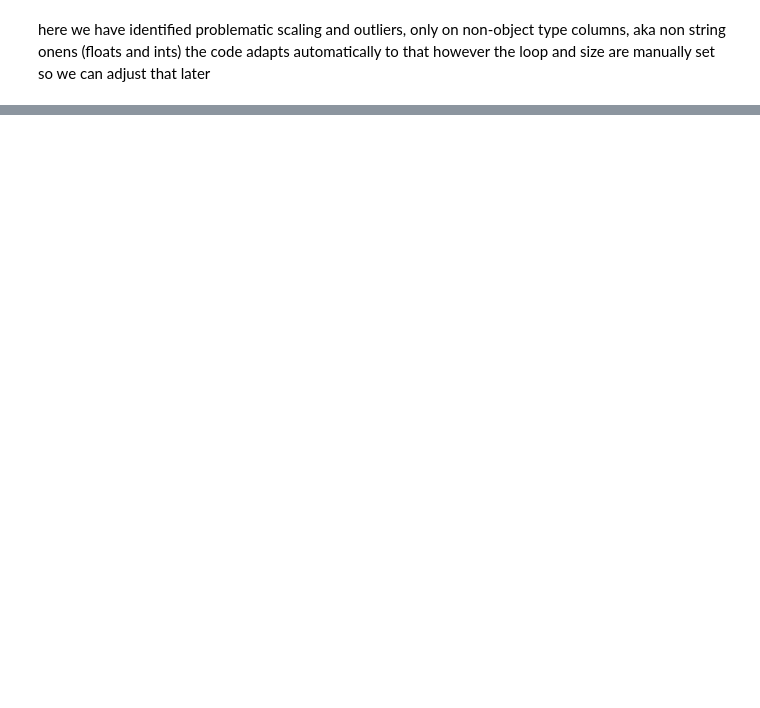
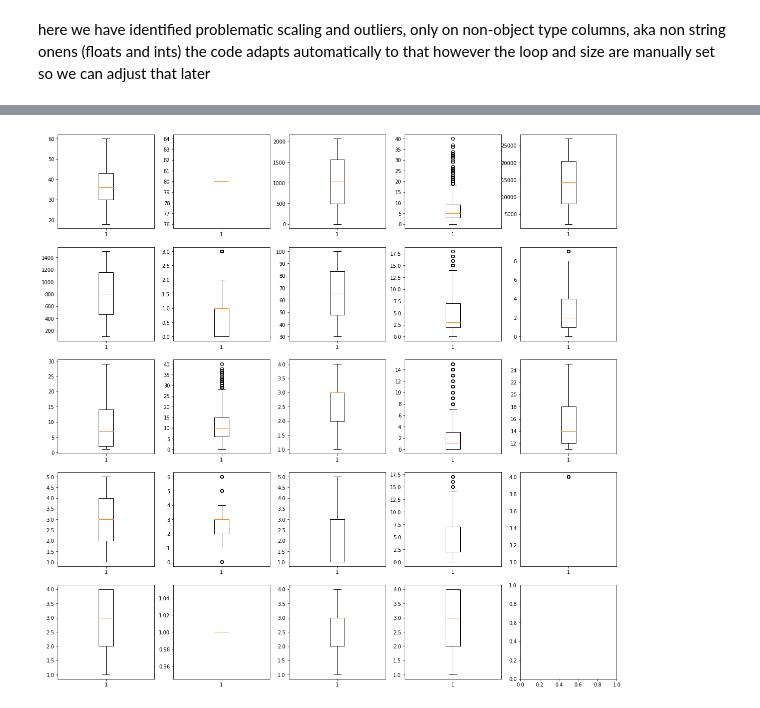
Before and after one commit to super-cinnamon/Projet_DM, a Jupyter notebook: projet.ipynb, the cells around one changed output, grey strips where cells are left out. Cells and saved outputs as stored; diff of their text form; code cells hidden in the pictures; blank space fills up the shorter version.

```diff
--- a/projet.ipynb
+++ b/projet.ipynb
@@ -136,0 +172,3 @@ the code adapts automatically to that however the loop and size are manually set
+# %%
+data = df.select_dtypes(exclude=['object'])
+median(data.Age)
@@ -136,0 +241,10 @@ the code adapts automatically to that however the loop and size are manually set
+# %%
+fig, axs = plt.subplots(5,5, figsize= (20,20))
+i = j = 0
+for column in data:
+    axs[i][j].boxplot(data[column])
+    i = (i+1)%5
+    if i % 4 == 0:
+        j = (j+1)%5
+# %% [output]
+[figure, added]
```
Also changed, not shown: parts of 10 cells of this notebook.
